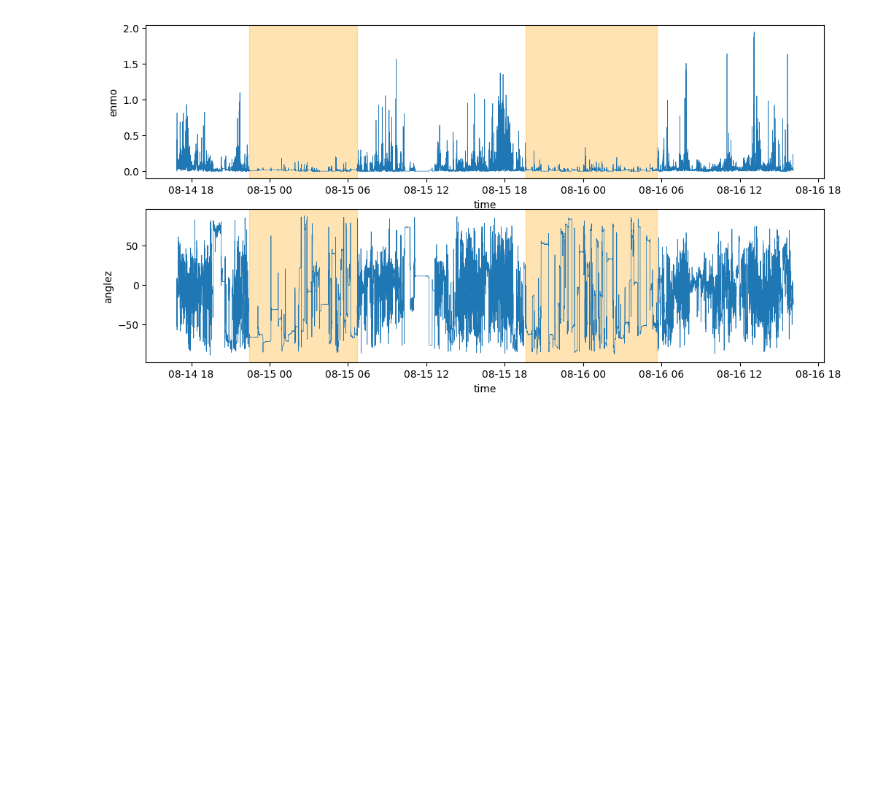
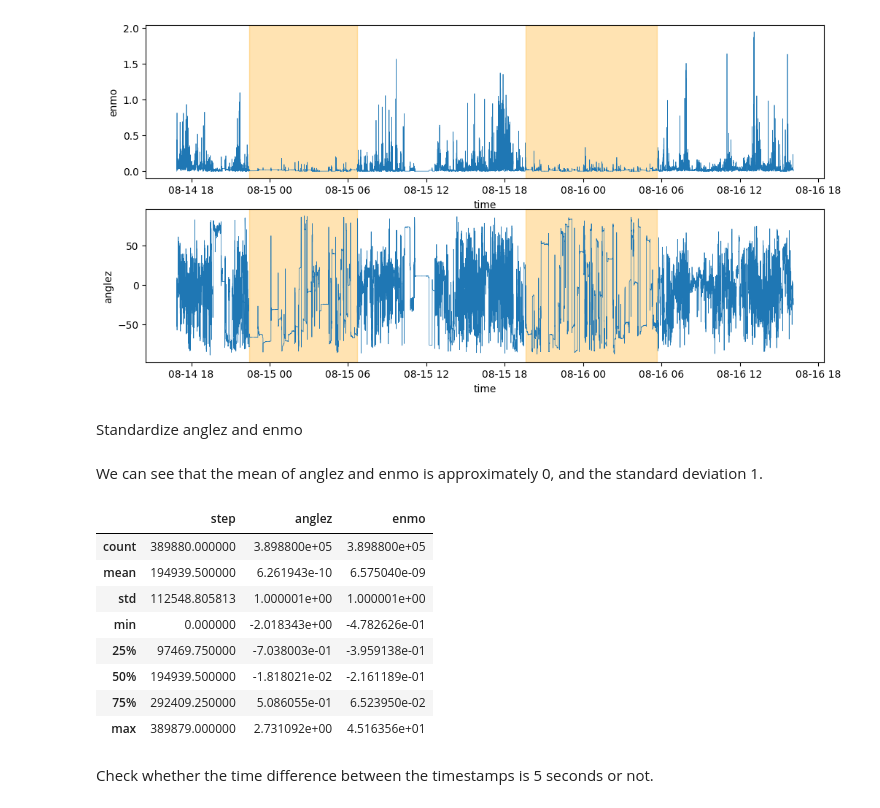
Before and after one commit to greentea-ai/DetectSleepStates, a Jupyter notebook: data_analysis.ipynb, the cells around one changed output. Cells and saved outputs as stored; diff of their text form; code cells hidden in the pictures; blank space fills up the shorter version.

```diff
--- a/data_analysis.ipynb
+++ b/data_analysis.ipynb
@@ -313,3 +313,5 @@ axes[1].axvspan(events['timestamp'][2], events['timestamp'][3], color='orange',
 plt.show()
 # %% [output]
 [figure]
+# %% [markdown]
+Standardize anglez and enmo
@@ -315,0 +323,16 @@ plt.show()
+# %% [markdown]
+We can see that the mean of anglez and enmo is approximately 0, and the standard deviation 1.
+# %%
+series.describe()
+# %% [output]
+|  | step | anglez | enmo |
+| count | 389880.000000 | 3.898800e+05 | 3.898800e+05 |
+| mean | 194939.500000 | 6.261943e-10 | 6.575040e-09 |
+| std | 112548.805813 | 1.000001e+00 | 1.000001e+00 |
+| min | 0.000000 | -2.018343e+00 | -4.782626e-01 |
+| 25% | 97469.750000 | -7.038003e-01 | -3.959138e-01 |
+| 50% | 194939.500000 | -1.818021e-02 | -2.161189e-01 |
+| 75% | 292409.250000 | 5.086055e-01 | 6.523950e-02 |
+| max | 389879.000000 | 2.731092e+00 | 4.516356e+01 |
+# %% [markdown]
+Check whether the time difference between the timestamps is 5 seconds or not.
```
Also changed, not shown: parts of 17 cells of this notebook.
